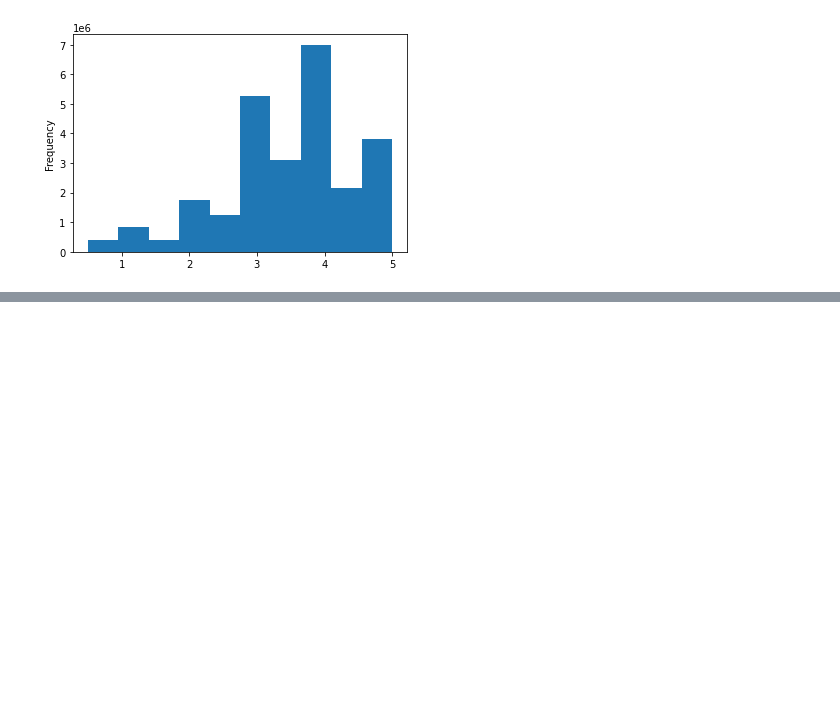
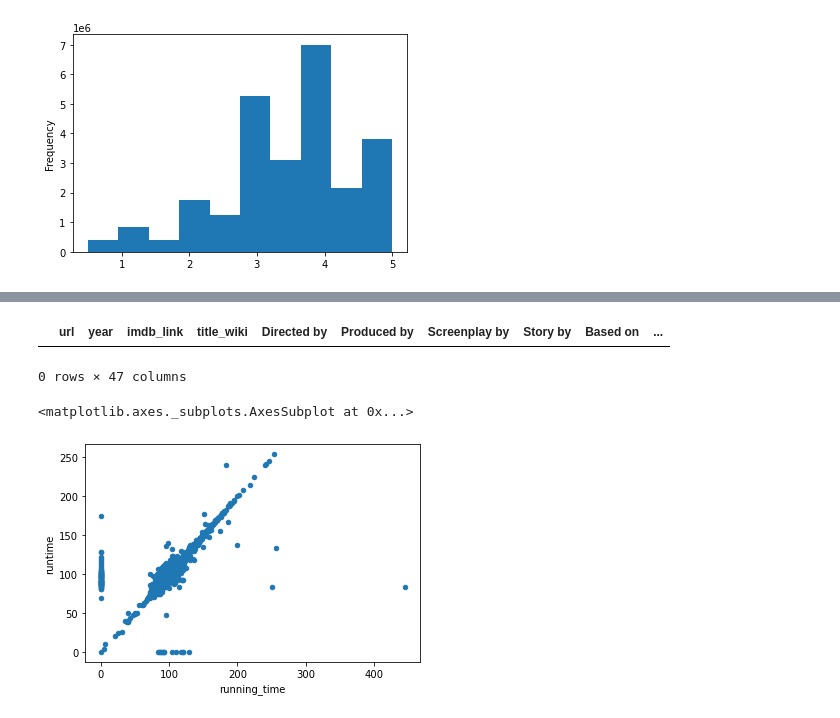
Before and after one commit to alexyang1818/bootcamp8_Movies-ETL, a Jupyter notebook: movies_etl.ipynb, the cells around one changed output, grey strips where cells are left out. Saved outputs shown, nothing was run; the diff lists cells and outputs as text; code cells hidden in the pictures; blank space fills up the shorter version.

```diff
--- a/movies_etl.ipynb
+++ b/movies_etl.ipynb
@@ -850,3 +850,6 @@ ratings['rating'].plot(kind='hist')
 # %% [output]
 <matplotlib.axes._subplots.AxesSubplot at 0x...>
 [figure]
+# %%
+movies_df = pd.merge(wiki_movies_df, movies_metadata, on='imdb_id',suffixes=['_wiki', '_kaggle'])
+sorted(movies_df.columns.tolist())
@@ -852,0 +921,11 @@ ratings['rating'].plot(kind='hist')
+# %%
+# check if there are missing titles in the Kaggle data
+movies_df[(movies_df['title_kaggle']=='')| (movies_df['title_kaggle'].isnull())]
+# %% [output]
+|  | url | year | imdb_link | title_wiki | Directed by | Produced by | Screenplay by | Story by | Based on | ... |
+0 rows × 47 columns
+# %%
+movies_df.fillna(0).plot(x='running_time', y='runtime', kind='scatter')
+# %% [output]
+<matplotlib.axes._subplots.AxesSubplot at 0x...>
+[figure, added]
```
Also changed, not shown: parts of 27 cells of this notebook.
